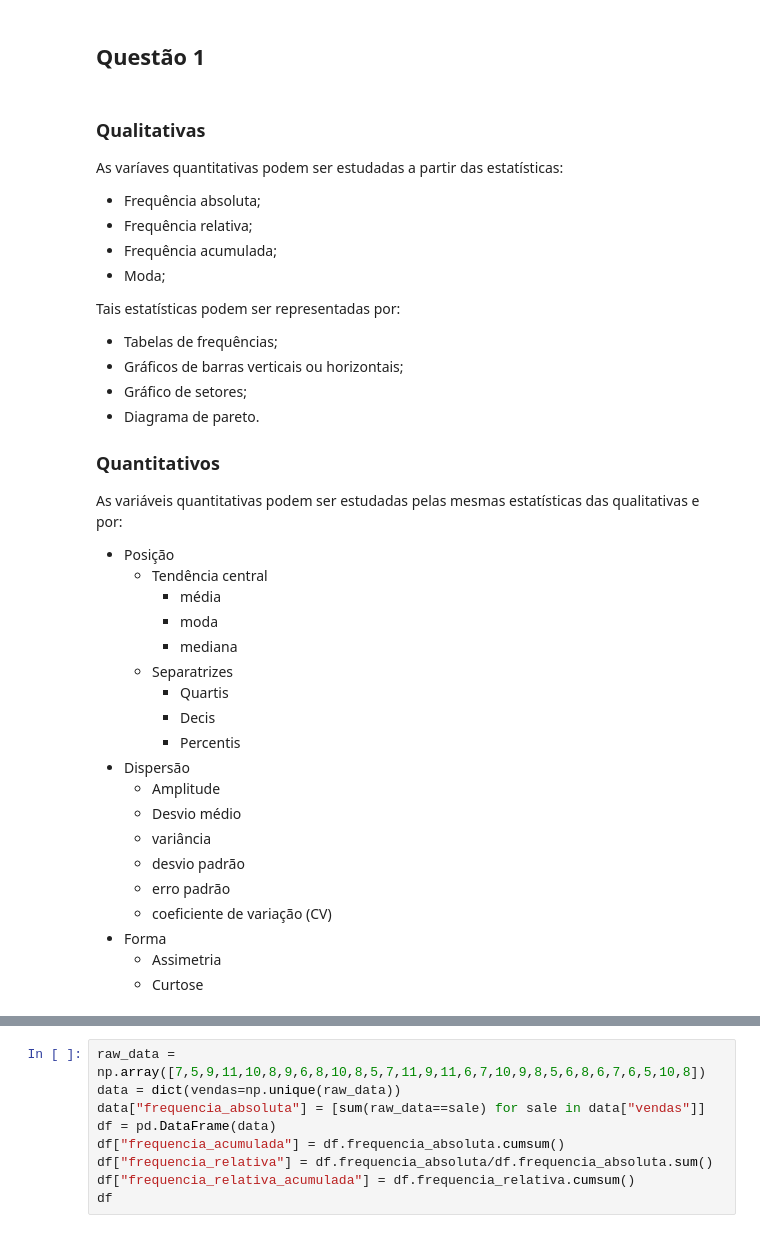
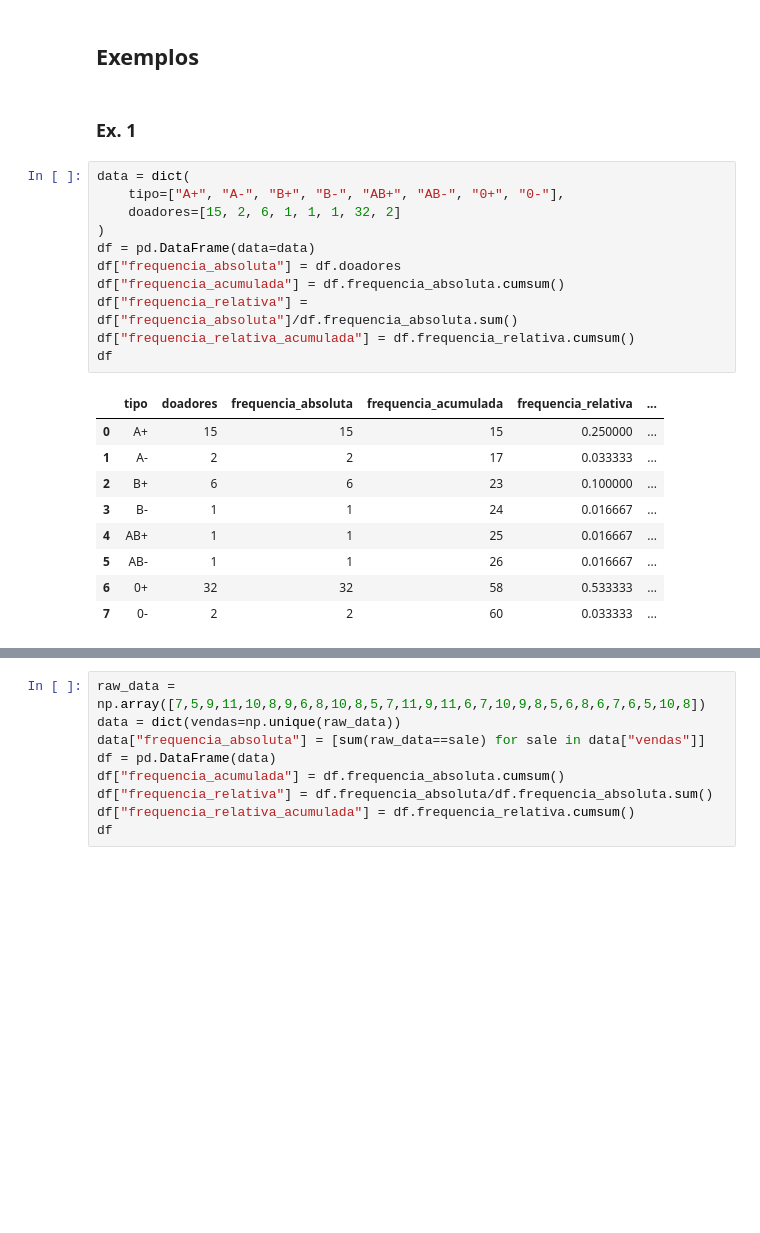
Before and after one commit to vitorpp0/book_solutions, a Jupyter notebook: src/mad_2ed/chapter_2.ipynb, the cells around one changed output, grey strips where cells are left out. Saved outputs shown, nothing was run; the diff lists cells and outputs as text; blank space fills up the shorter version.

```diff
--- a/src/mad_2ed/chapter_2.ipynb
+++ b/src/mad_2ed/chapter_2.ipynb
@@ -15,37 +15,25 @@ True
+# %% [markdown]
+## Exemplos
 # %% [markdown]
-## Questão 1
+### Ex. 1
-# %% [markdown]
-### Qualitativas
-As varíaves quantitativas podem ser estudadas a partir das estatísticas:
-- Frequência absoluta;
-- Frequência relativa;
-- Frequência acumulada;
-- Moda;
-
-Tais estatísticas podem ser representadas por:
-- Tabelas de frequências;
-- Gráficos de barras verticais ou horizontais;
-- Gráfico de setores;
-- Diagrama de pareto.
-
-### Quantitativos
-As variáveis quantitativas podem ser estudadas pelas mesmas estatísticas das qualitativas e por:
-- Posição
-    - Tendência central
-        - média
-        - moda
-        - mediana
-    - Separatrizes
-        - Quartis
-        - Decis
-        - Percentis
-- Dispersão
-    - Amplitude
-    - Desvio médio
-    - variância
-    - desvio padrão
-    - erro padrão
-    - coeficiente de variação (CV)
-- Forma
-    - Assimetria
-    - Curtose
+# %%
+data = dict(
+    tipo=["A+", "A-", "B+", "B-", "AB+", "AB-", "0+", "0-"],
+    doadores=[15, 2, 6, 1, 1, 1, 32, 2]
+)
+df = pd.DataFrame(data=data)
+df["frequencia_absoluta"] = df.doadores
+df["frequencia_acumulada"] = df.frequencia_absoluta.cumsum()
+df["frequencia_relativa"] = df["frequencia_absoluta"]/df.frequencia_absoluta.sum()
+df["frequencia_relativa_acumulada"] = df.frequencia_relativa.cumsum()
+df
+# %% [output]
+|  | tipo | doadores | frequencia_absoluta | frequencia_acumulada | frequencia_relativa | ... |
+| 0 | A+ | 15 | 15 | 15 | 0.250000 | ... |
+| 1 | A- | 2 | 2 | 17 | 0.033333 | ... |
+| 2 | B+ | 6 | 6 | 23 | 0.100000 | ... |
+| 3 | B- | 1 | 1 | 24 | 0.016667 | ... |
+| 4 | AB+ | 1 | 1 | 25 | 0.016667 | ... |
+| 5 | AB- | 1 | 1 | 26 | 0.016667 | ... |
+| 6 | 0+ | 32 | 32 | 58 | 0.533333 | ... |
+| 7 | 0- | 2 | 2 | 60 | 0.033333 | ... |
```
Also changed, not shown: parts of 33 cells of this notebook.
